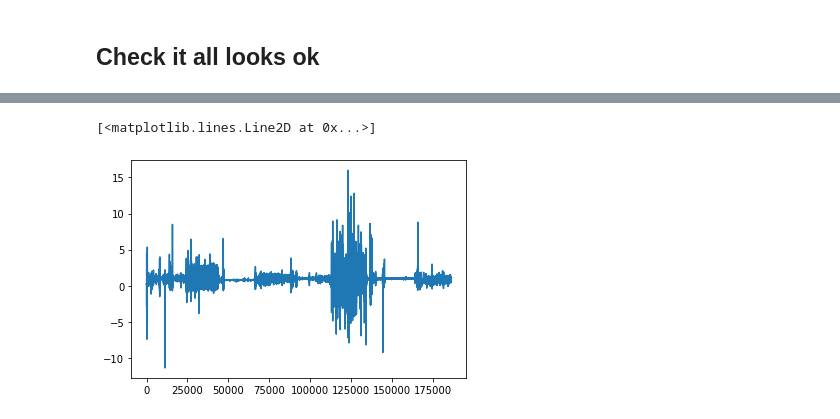
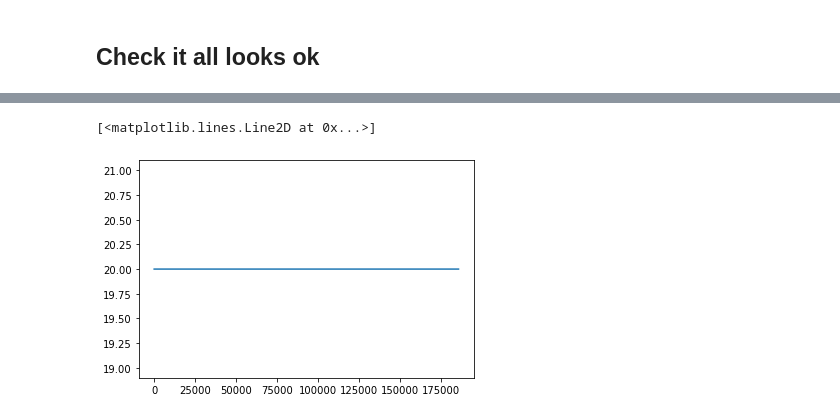
Before and after one commit to earthspecies/BEBE, a Jupyter notebook: data_formatting/format_vehkaoja_dogs.ipynb, the cells around one changed output, grey strips where cells are left out. Cells and saved outputs as stored; diff of their text form; code cells hidden in the pictures.

```diff
--- a/data_formatting/format_vehkaoja_dogs.ipynb
+++ b/data_formatting/format_vehkaoja_dogs.ipynb
@@ -401,5 +440,5 @@ for i in range(np.shape(data)[1]):
 # %%
-plt.plot(data[:, 2])
+plt.plot(data[:, 18])
 # %% [output]
 [<matplotlib.lines.Line2D at 0x...>]
-[figure, old version]
+[figure, new version]
```
Also changed, not shown: parts of 7 cells of this notebook, 11 other files.
